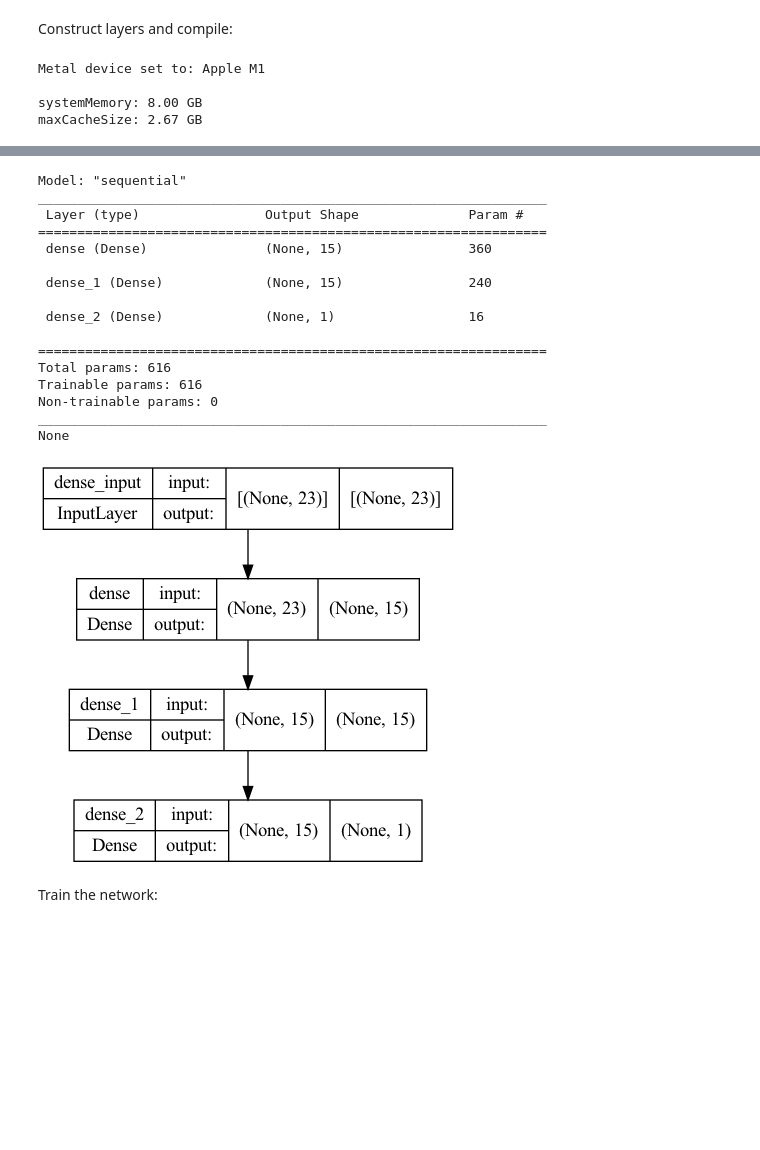
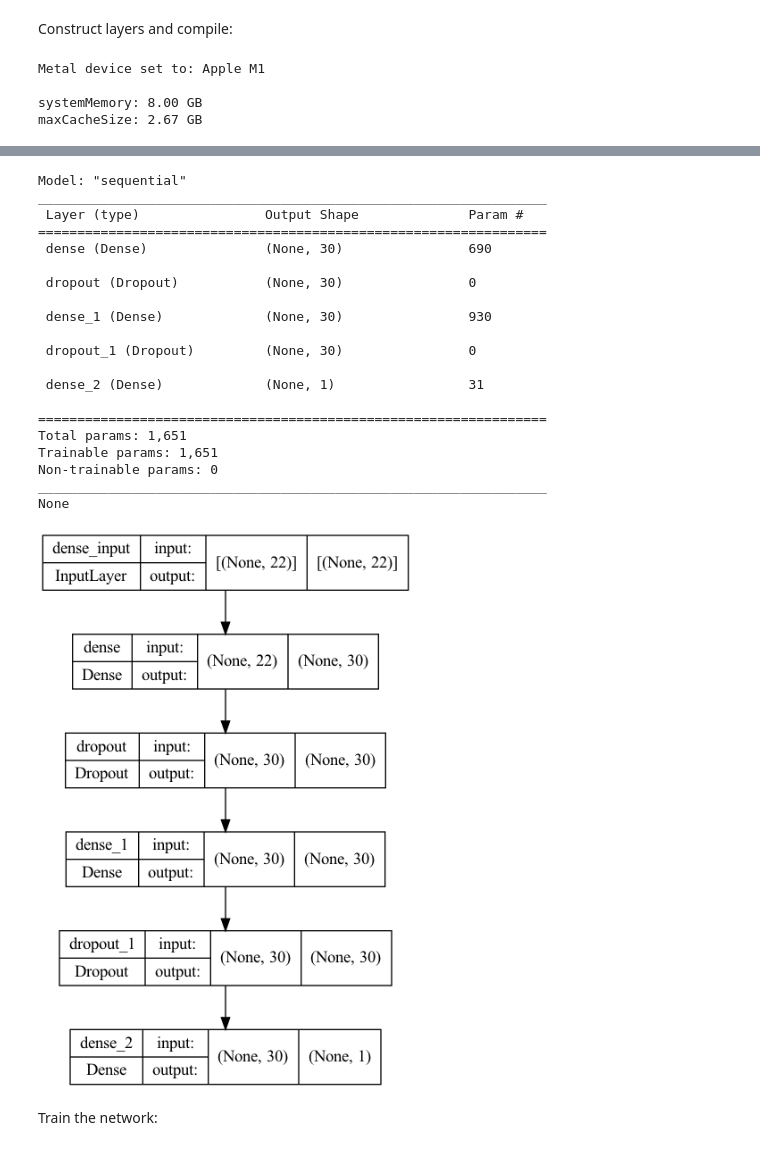
Before and after one commit to wcmphysics/DataScienceBootcamp-Capstone, a Jupyter notebook: notebooks/NeuralNetwork.ipynb, the cells around one changed output, grey strips where cells are left out. Cells and saved outputs as stored; diff of their text form; code cells hidden in the pictures; blank space fills up the shorter version.

```diff
--- a/notebooks/NeuralNetwork.ipynb
+++ b/notebooks/NeuralNetwork.ipynb
@@ -113,8 +116,8 @@ df.head(5)
 # Split Data
 # %%
 # split data
-RSEED = 200
-serial_train, serial_test, dummy1, dummy2 = train_test_split(df['serial_number'].unique(), df['serial_number'].unique(), test_size=0.3, random_state=RSEED)
+RSEED = 420
+serial_train, serial_test, dummy1, dummy2 = train_test_split(df['serial_number'].unique(), df['serial_number'].unique(), test_size=0.2, random_state=RSEED)
 df_train = df[df['serial_number'].isin(serial_train)]
 df_test = df[df['serial_number'].isin(serial_test)]
 
@@ -280,15 +308,29 @@ clear_session()
 model = Sequential()
 
 # layers
-model.add(Dense(units = 15, kernel_initializer = 'uniform', activation = 'relu', input_dim = X_train.shape[1]))
-model.add(Dense(units = 15, kernel_initializer = 'uniform', activation = 'relu'))
-#model.add(Dense(units = 15, kernel_initializer = 'uniform', activation = 'relu'))
-#model.add(Dense(units = 15, kernel_initializer = 'uniform', activation = 'relu'))
+model.add(Dense(units = 30, kernel_initializer = 'uniform', activation = 'relu', input_dim = X_train.shape[1]))
+model.add(Dropout(0.2))
+model.add(Dense(units = 30, kernel_initializer = 'uniform', activation = 'relu'))
+model.add(Dropout(0.2))
+#model.add(Dense(units = 100, kernel_initializer = 'uniform', activation = 'relu'))
+#model.add(Dropout(0.2))
+#model.add(Dense(units = 30, kernel_initializer = 'uniform', activation = 'relu'))
 #model.add(Dropout(0.2))
 model.add(Dense(units = 1, kernel_initializer = 'uniform', activation = 'sigmoid'))
 
+
+#optz = tf.keras.optimizers.SGD(learning_rate = 0.01, momentum = 0.0, nesterov = False)
+#optz = tf.keras.optimizers.Adam(learning_rate = 0.001, beta_1 = 0.9, beta_2 = 0.999, amsgrad = False)
+#optz = tf.keras.optimizers.Adamax(learning_rate = 0.002, beta_1 = 0.9, beta_2 = 0.999) # gives error during fit
+#optz = tf.keras.optimizers.Nadam(learning_rate = 0.002, beta_1 = 0.9, beta_2 = 0.999)
+
 # Compiling the ANN
-model.compile(optimizer = 'adam', loss = 'binary_crossentropy', metrics = ['AUC', 'Recall', 'Precision', 'accuracy'])
+#model.compile(optimizer = 'adam', loss = 'binary_crossentropy', metrics = ['AUC', 'Recall', 'Precision', 'accuracy'])
+model.compile(optimizer = 'adam',
+              loss = 'binary_crossentropy',
+              metrics = ['Recall', 'Precision']
+              )
+
 print(model.summary())
 plot_model(model, show_shapes=True, show_layer_names=True, dpi=96)
 # %% [output]
@@ -301,20 +343,24 @@ maxCacheSize: 2.67 GB
 Model: "sequential"
 _________________________________________________________________
  Layer (type)                Output Shape              Param #
 =================================================================
- dense (Dense)               (None, 15)                360
+ dense (Dense)               (None, 30)                690
 
- dense_1 (Dense)             (None, 15)                240
+ dropout (Dropout)           (None, 30)                0
 
- dense_2 (Dense)             (None, 1)                 16
+ dense_1 (Dense)             (None, 30)                930
+
+ dropout_1 (Dropout)         (None, 30)                0
+
+ dense_2 (Dense)             (None, 1)                 31
 
 =================================================================
-Total params: 616
-Trainable params: 616
+Total params: 1,651
+Trainable params: 1,651
 Non-trainable params: 0
 _________________________________________________________________
 None
-[figure, old version]
+[figure, new version]
 # %% [markdown]
 Train the network:
 # %%
```
Also changed, not shown: parts of 28 cells of this notebook.
